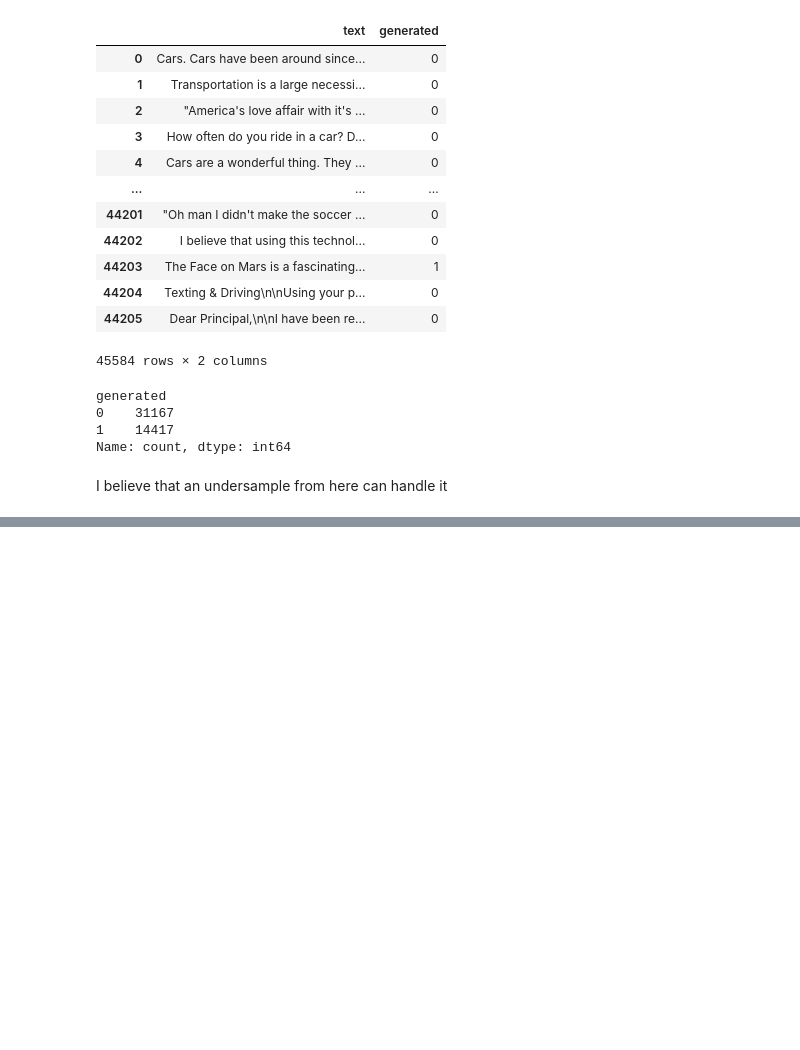
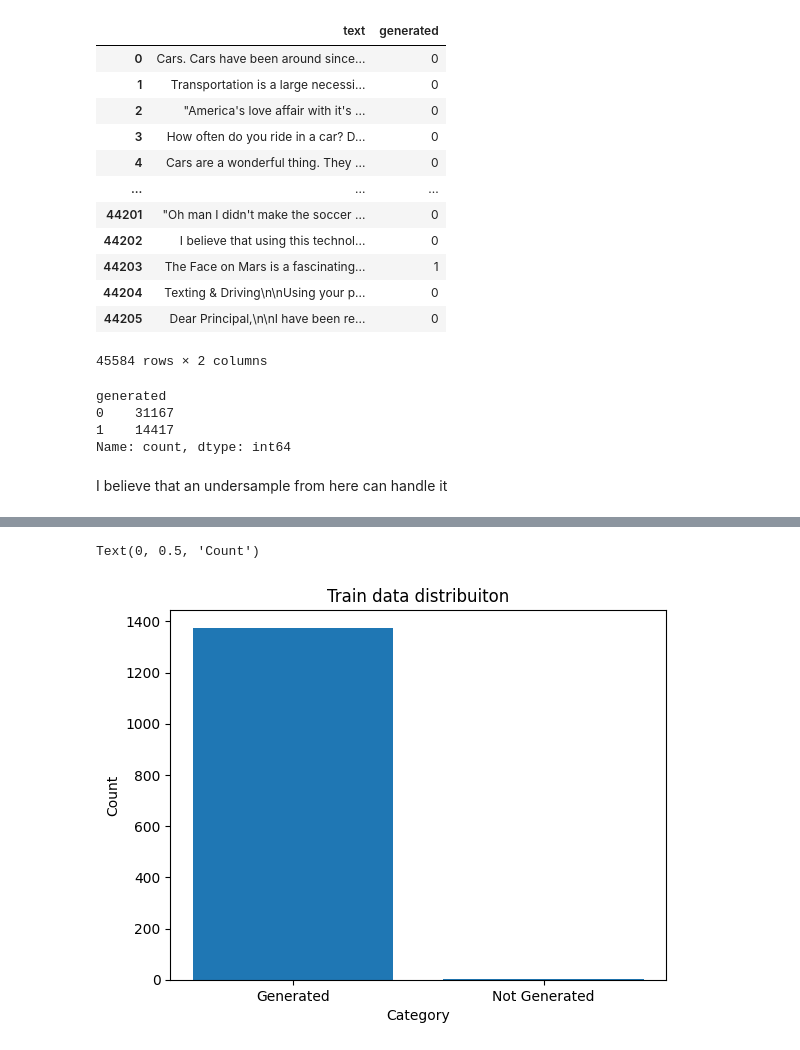
Before and after one commit to Gsdvl/ai-text-recognition, a Jupyter notebook: notebooks/02_exploratory_analysis.ipynb, the cells around one changed output, grey strips where cells are left out. Saved outputs shown, nothing was run; the diff lists cells and outputs as text; code cells hidden in the pictures; blank space fills up the shorter version.

```diff
--- a/notebooks/02_exploratory_analysis.ipynb
+++ b/notebooks/02_exploratory_analysis.ipynb
@@ -149,0 +155,12 @@ I believe that an undersample from here can handle it
+# %%
+data = {'Generated': 1375, 'Not Generated': 3}
+
+# Create the bar plot
+fig, ax = plt.subplots()
+ax.bar(data.keys(), data.values())
+ax.set_title("Train data distribuiton")
+ax.set_xlabel("Category")
+ax.set_ylabel("Count")
+# %% [output]
+Text(0, 0.5, 'Count')
+[figure, added]
```
Also changed, not shown: parts of 9 cells of this notebook, 4 other files.
